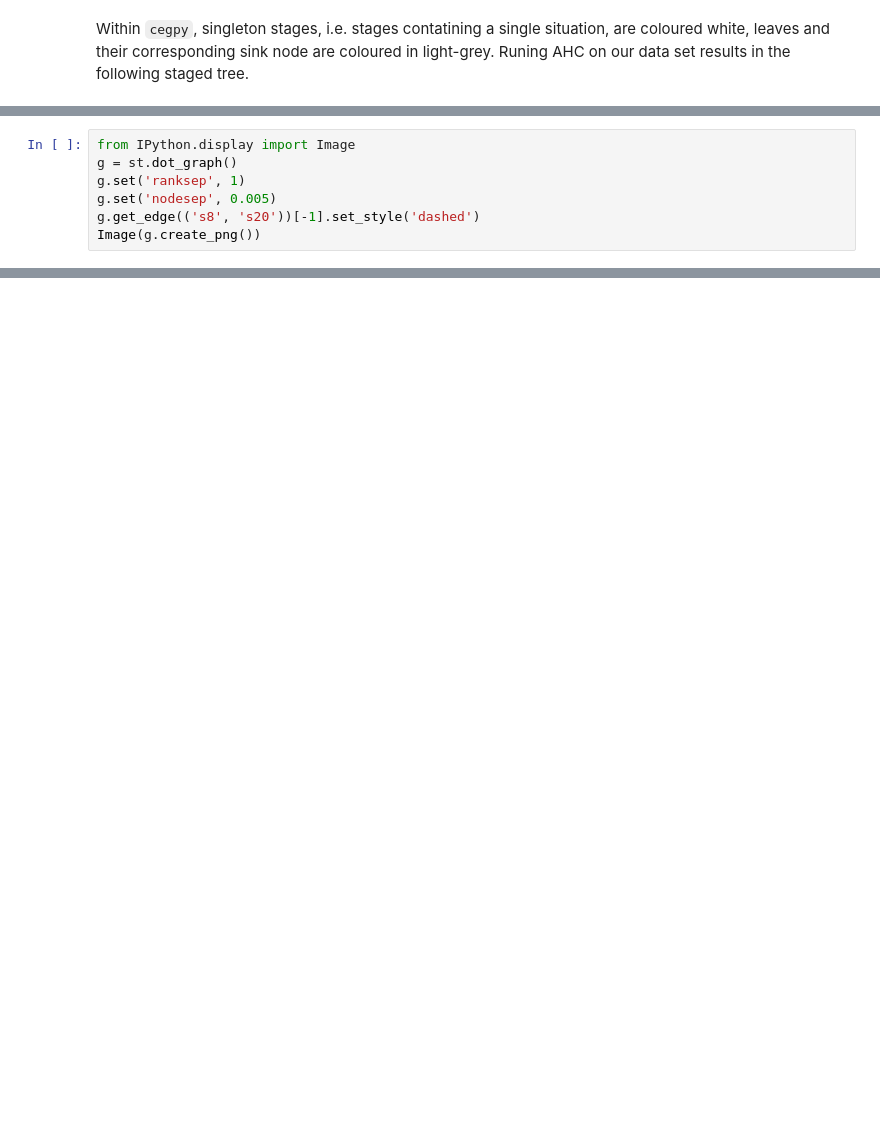
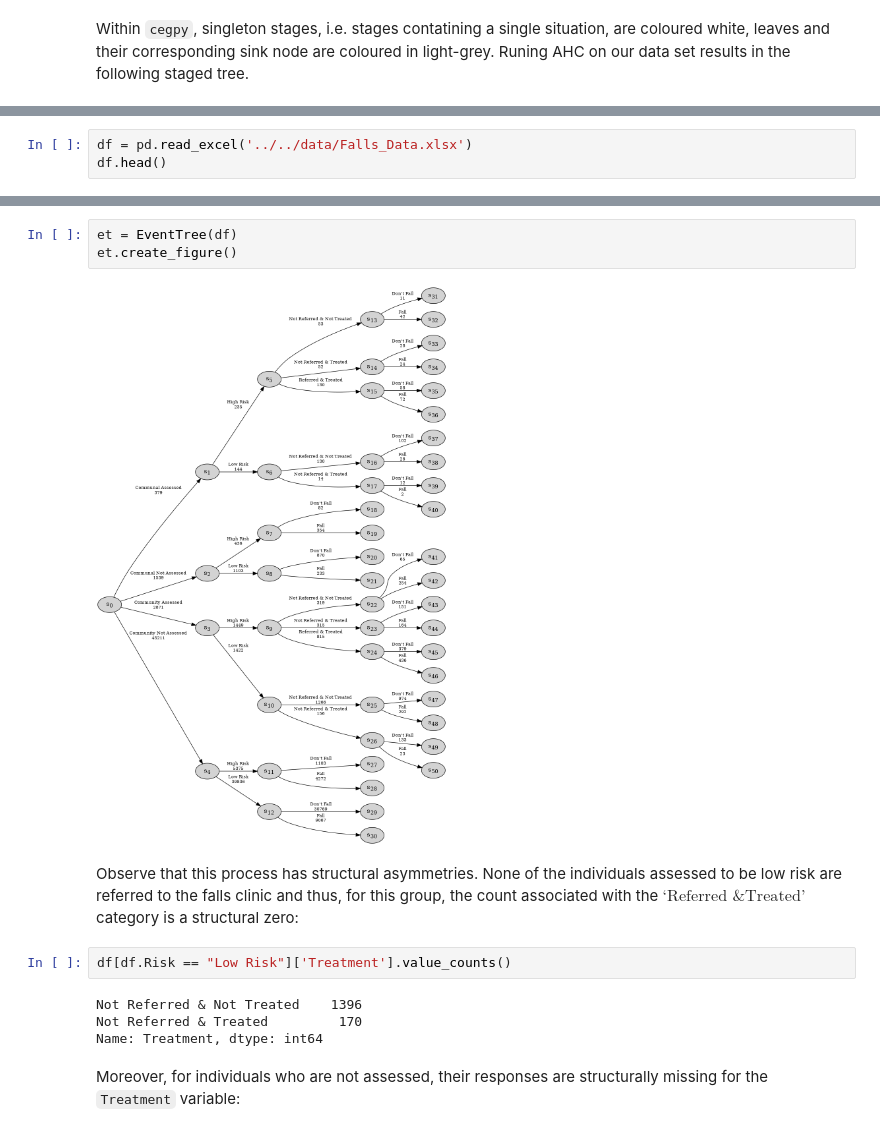
Before and after one commit to g-walley/cegpy, a Jupyter notebook: docs/quickstart/quickstart_staged_tree_notebook.ipynb, the cells around one changed output, grey strips where cells are left out. Cells and saved outputs as stored; diff of their text form; blank space fills up the shorter version.

Commit message:
Add missing values and hyperstage sections

```diff
--- a/docs/quickstart/quickstart_staged_tree_notebook.ipynb
+++ b/docs/quickstart/quickstart_staged_tree_notebook.ipynb
@@ -60,7 +75,0 @@ st.create_figure()
-# %%
-from IPython.display import Image
-g = st.dot_graph()
-g.set('ranksep', 1)
-g.set('nodesep', 0.005)
-g.get_edge(('s8', 's20'))[-1].set_style('dashed')
-Image(g.create_png())
@@ -66,0 +137,3 @@ Image(g.create_png())
+# %%
+df = pd.read_excel('../../data/Falls_Data.xlsx')
+df.head()
@@ -66,0 +147,17 @@ Image(g.create_png())
+# %%
+et = EventTree(df)
+et.create_figure()
+# %% [output]
+[figure, added]
+# %% [markdown]
+Observe that this process has structural asymmetries. None of the individuals assessed to be low risk are referred
+to the falls clinic and thus, for this group, the count associated with the
+$\text{`Referred \& Treated’}$ category is a structural zero:
+# %%
+df[df.Risk == "Low Risk"]['Treatment'].value_counts()
+# %% [output]
+Not Referred & Not Treated    1396
+Not Referred & Treated         170
+Name: Treatment, dtype: int64
+# %% [markdown]
+Moreover, for individuals who are not assessed, their responses are structurally missing for the `Treatment` variable:
```
Also changed, not shown: parts of 28 cells of this notebook.
